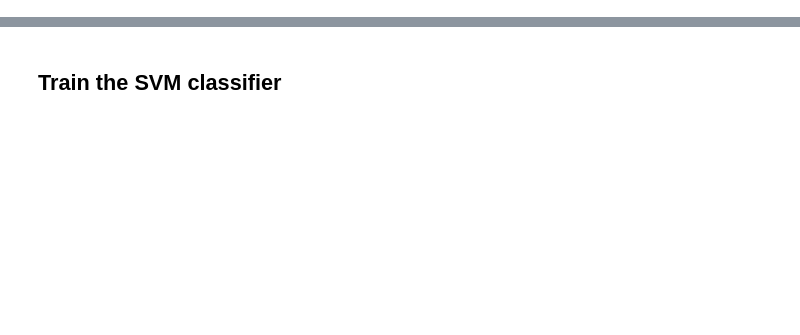
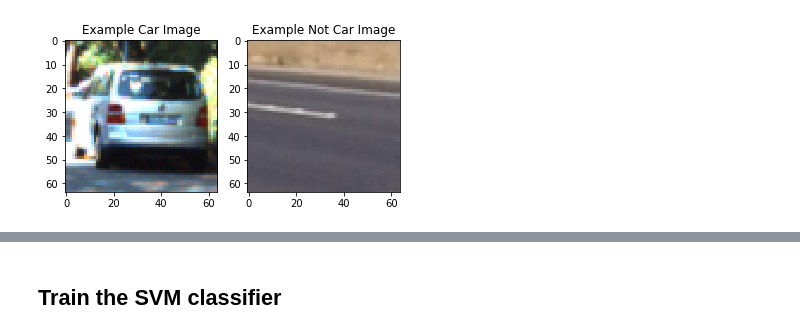
Before and after one commit to hassmuha/CarND-Vehicle-Detection-Submit, a Jupyter notebook: main.ipynb, the cells around one changed output, grey strips where cells are left out. Cells and saved outputs as stored; diff of their text form; code cells hidden in the pictures; blank space fills up the shorter version.

```diff
--- a/main.ipynb
+++ b/main.ipynb
@@ -154,0 +72,34 @@ Text(0.5,1,'HOG Visualization')
+# %%
+# Read in our vehicles and non-vehicles
+images = glob.glob('dataset/*/*/*.png')
+#print(images)
+cars = []
+notcars = []
+
+for image in images:
+    if 'non-vehicles' in image:
+        notcars.append(image)
+    else:
+        cars.append(image)
+
+# Generate a random index to look at a car image
+ind = np.random.randint(0, len(cars))
+# Read in the image
+image_car = mpimg.imread(cars[ind])
+
+# Generate a random index to look at a car image
+ind = np.random.randint(0, len(notcars))
+# Read in the image
+image_notcar = mpimg.imread(notcars[ind])
+
+# Plot the examples
+fig = plt.figure()
+plt.subplot(121)
+plt.imshow(image_car)
+plt.title('Example Car Image')
+plt.subplot(122)
+plt.imshow(image_notcar)
+plt.title('Example Not Car Image')
+plt.savefig('result/dataset_example.jpg')
+# %% [output]
+[figure, added]
```
Also changed, not shown: parts of 12 cells of this notebook.
